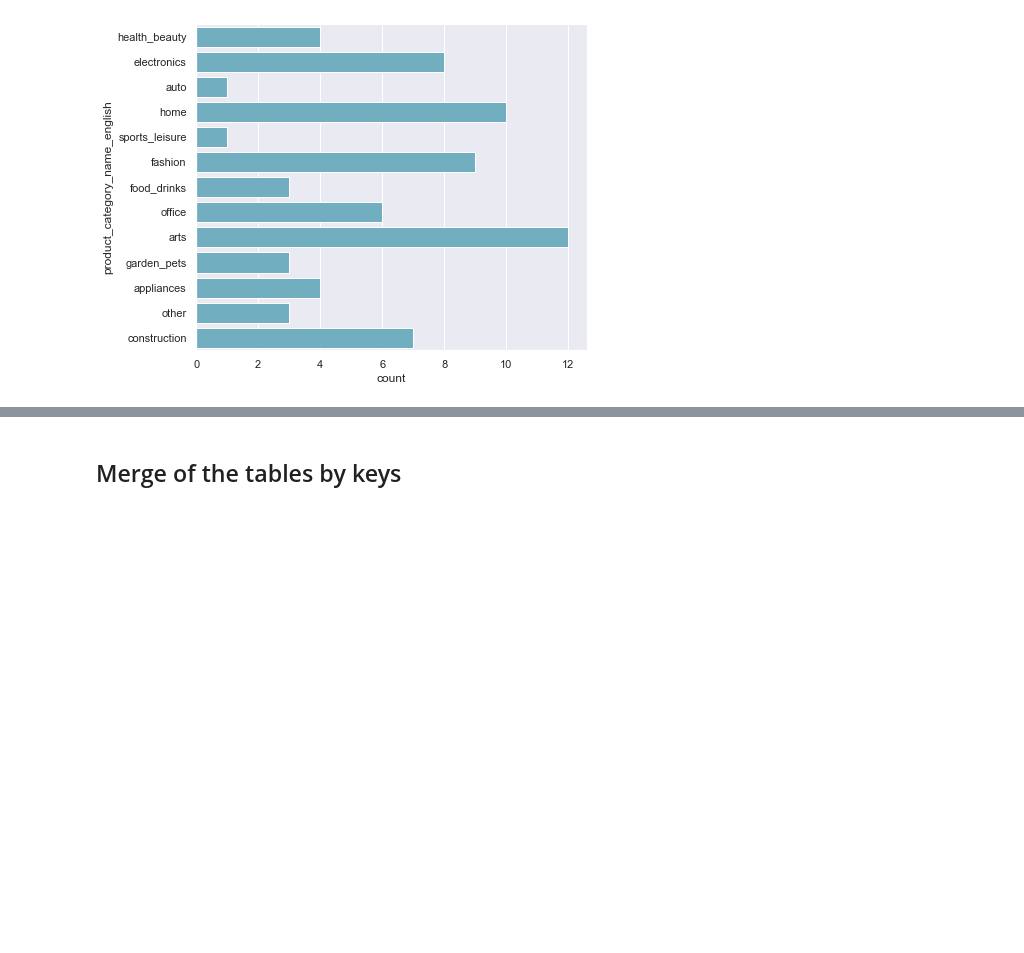
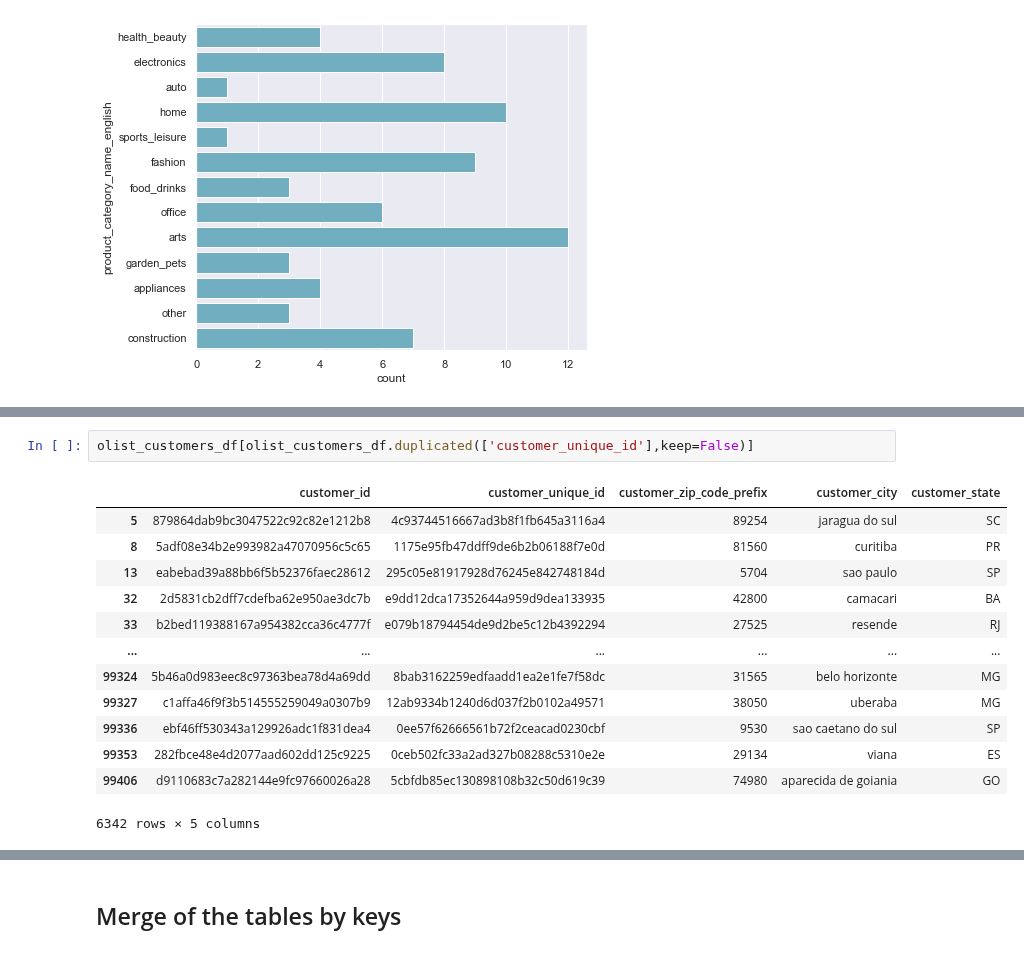
Before and after one commit to MariaDBPerez/clients_segmentation, a Jupyter notebook: project_5_cleaning_v2.ipynb, the cells around one changed output, grey strips where cells are left out. Saved outputs shown, nothing was run; the diff lists cells and outputs as text; blank space fills up the shorter version.

```diff
--- a/project_5_cleaning_v2.ipynb
+++ b/project_5_cleaning_v2.ipynb
@@ -532,0 +663,16 @@ sns.countplot(y="product_category_name_english", data=product_category_name_tran
+# %%
+olist_customers_df[olist_customers_df.duplicated(['customer_unique_id'],keep=False)]
+# %% [output]
+|  | customer_id | customer_unique_id | customer_zip_code_prefix | customer_city | customer_state |
+| 5 | 879864dab9bc3047522c92c82e1212b8 | 4c93744516667ad3b8f1fb645a3116a4 | 89254 | jaragua do sul | SC |
+| 8 | 5adf08e34b2e993982a47070956c5c65 | 1175e95fb47ddff9de6b2b06188f7e0d | 81560 | curitiba | PR |
+| 13 | eabebad39a88bb6f5b52376faec28612 | 295c05e81917928d76245e842748184d | 5704 | sao paulo | SP |
+| 32 | 2d5831cb2dff7cdefba62e950ae3dc7b | e9dd12dca17352644a959d9dea133935 | 42800 | camacari | BA |
+| 33 | b2bed119388167a954382cca36c4777f | e079b18794454de9d2be5c12b4392294 | 27525 | resende | RJ |
+| ... | ... | ... | ... | ... | ... |
+| 99324 | 5b46a0d983eec8c97363bea78d4a69dd | 8bab3162259edfaadd1ea2e1fe7f58dc | 31565 | belo horizonte | MG |
+| 99327 | c1affa46f9f3b514555259049a0307b9 | 12ab9334b1240d6d037f2b0102a49571 | 38050 | uberaba | MG |
+| 99336 | ebf46ff530343a129926adc1f831dea4 | 0ee57f62666561b72f2ceacad0230cbf | 9530 | sao caetano do sul | SP |
+| 99353 | 282fbce48e4d2077aad602dd125c9225 | 0ceb502fc33a2ad327b08288c5310e2e | 29134 | viana | ES |
+| 99406 | d9110683c7a282144e9fc97660026a28 | 5cbfdb85ec130898108b32c50d619c39 | 74980 | aparecida de goiania | GO |
+6342 rows × 5 columns
```
Also changed, not shown: parts of 80 cells of this notebook, 1 other file.
